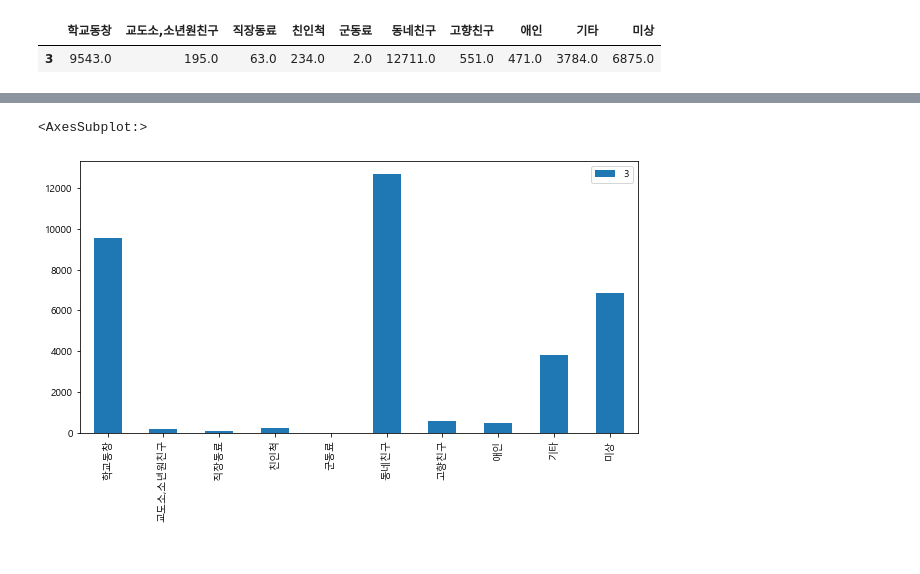
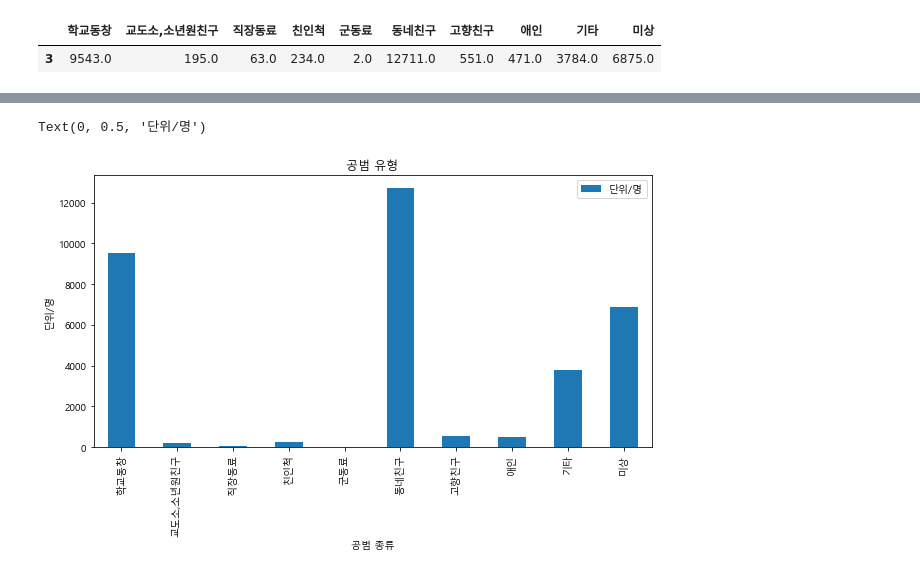
Before and after one commit to hkim11656/crime_analysis, a Jupyter notebook: 04_범죄유형별 소년범죄자 공범관계_홍상석1.ipynb, the cells around one changed output, grey strips where cells are left out. Drawn from its saved outputs; the diff is of its cells as text; code cells hidden in the pictures.

```diff
--- a/04_범죄유형별 소년범죄자 공범관계_홍상석1.ipynb
+++ b/04_범죄유형별 소년범죄자 공범관계_홍상석1.ipynb
@@ -299,5 +315,10 @@ df_acc10
+# %%
+df_acc11 = df_acc10.T.rename(columns={3:'단위/명'})
 # %%
-df_acc10.T.plot.bar(figsize=(10,5))
+df_acc11.plot.bar(figsize=(10,5))
+plt.title("공범 유형")
+plt.xlabel("공범 종류")
+plt.ylabel("단위/명")
 # %% [output]
-<AxesSubplot:>
+Text(0, 0.5, '단위/명')
-[figure, old version]
+[figure, new version]
```
Also changed, not shown: parts of 18 cells of this notebook.
